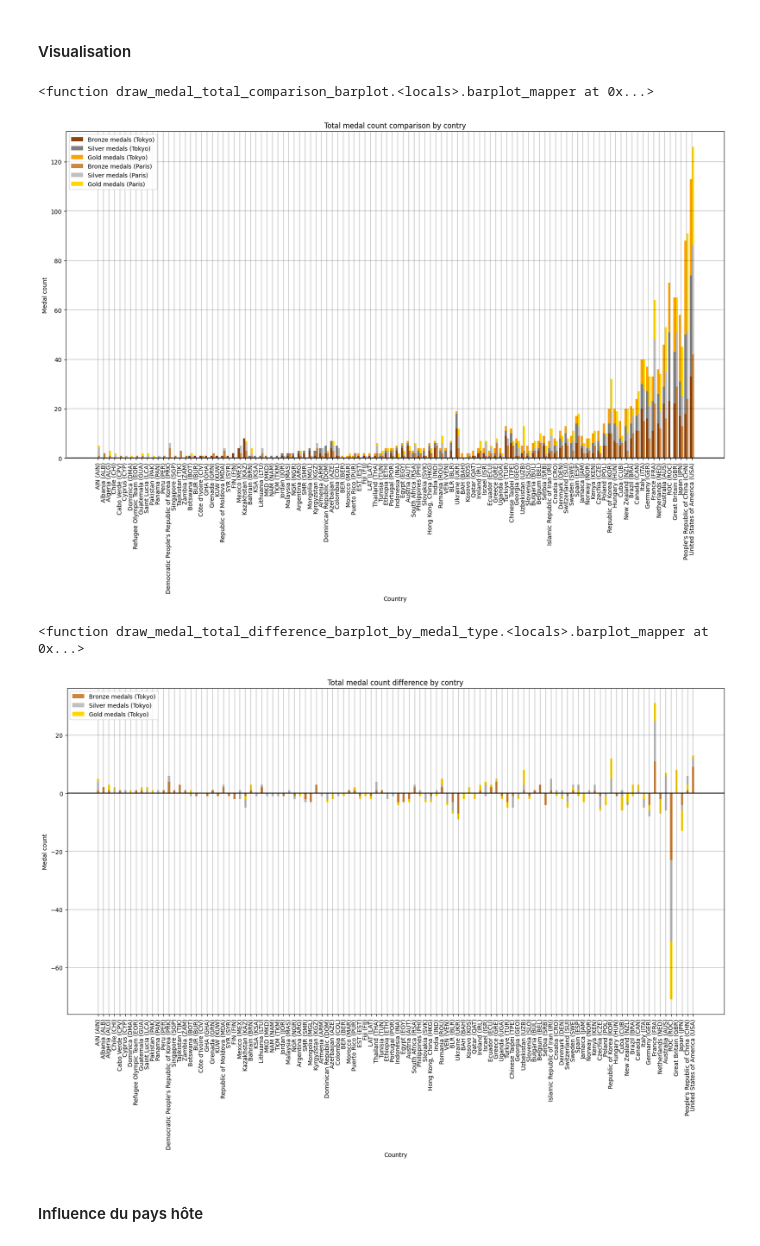
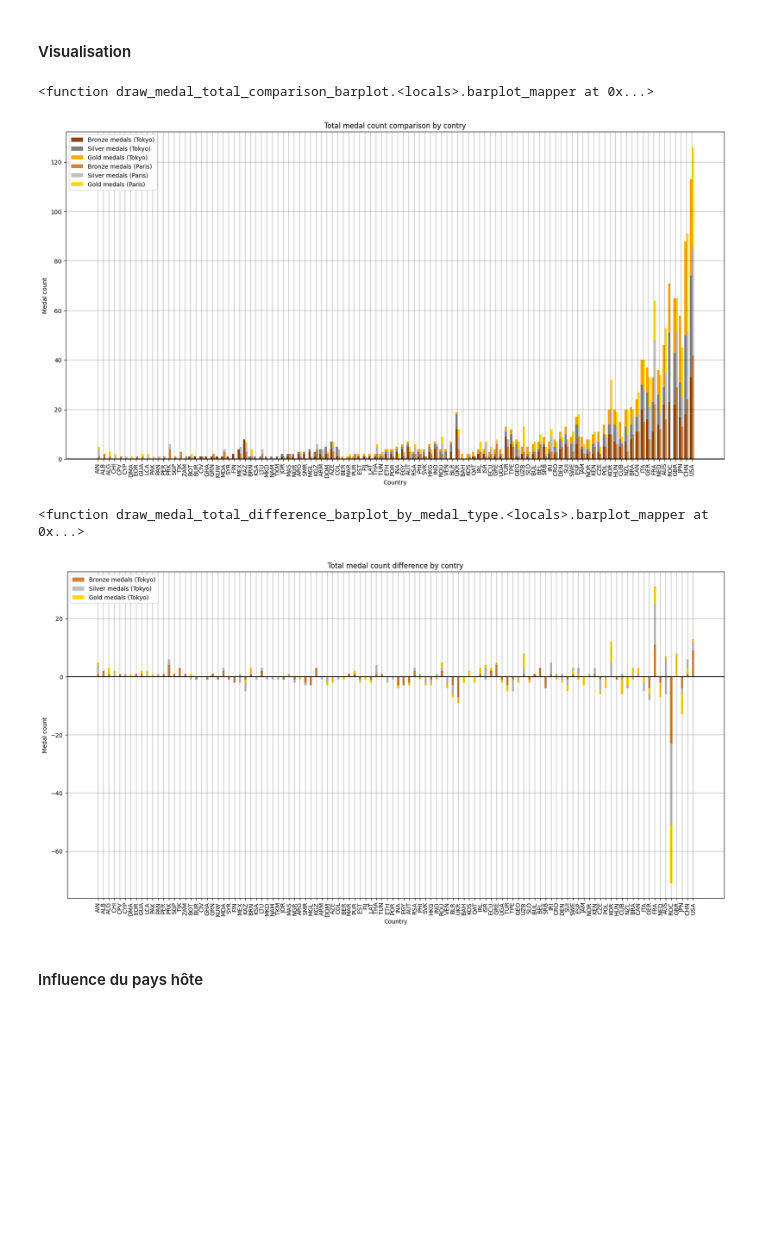
Before and after one commit to theosoch/projet-midl-2, a Jupyter notebook: notebook.ipynb, the cells around one changed output. Drawn from its saved outputs; the diff is of its cells as text; code cells hidden in the pictures; blank space fills up the shorter version.

```diff
--- a/notebook.ipynb
+++ b/notebook.ipynb
@@ -369,7 +369,8 @@ def __draw_medal_total_barplot_by_medal_type__(
   exclude_tokyo_non_participating_countries=True,
   exclude_paris_non_participating_countries=True,
   title='',
-  figsize=None
+  figsize=None,
+  verbose=True
 ):
   orientation = orientation if orientation else "vertical"
 
@@ -386,7 +387,10 @@ def __draw_medal_total_barplot_by_medal_type__(
 
   indexes = []
   for index, row in medals_total_tokyo_copy.iterrows():
-    indexes.append(str(row['country_name'] if row['country_name'] else index) + " (" + str(index) + ")")
+    if verbose:
+      indexes.append(str(row['country_name'] if row['country_name'] else index) + " (" + str(index) + ")")
+    else:
+      indexes.append(str(index))
 
   (ax.set_yticks if orientation == "horizontal" else ax.set_xticks)(np.arange(len(medals_total_paris_copy.index)), indexes, rotation=orientation)
 
@@ -421,7 +425,8 @@ def draw_medal_total_comparison_barplot(
   exclude_paris_non_participating_countries=True,
   country_codes=None,
   title='',
-  figsize=None
+  figsize=None,
+  verbose=True
 ):
   def barplot_mapper(barplot_method, medals_total_tokyo_copy, medals_total_paris_copy):
     if country_codes is not None:
@@ -456,7 +461,7 @@ def draw_medal_total_comparison_barplot(
 
   #
 
-  return __draw_medal_total_barplot_by_medal_type__(barplot_mapper, orientation, exclude_tokyo_non_participating_countries, exclude_paris_non_participating_countries, title=title, figsize=figsize)
+  return __draw_medal_total_barplot_by_medal_type__(barplot_mapper, orientation, exclude_tokyo_non_participating_countries, exclude_paris_non_participating_countries, title=title, figsize=figsize, verbose=verbose)
 
 #
 
@@ -466,7 +471,8 @@ def draw_medal_total_difference_barplot_by_medal_type(
   exclude_paris_non_participating_countries=True,
   country_codes=None,
   title='',
-  figsize=None
+  figsize=None,
+  verbose=True
 ):
   def barplot_mapper(barplot_method, medals_total_tokyo_copy, medals_total_paris_copy):
     if country_codes is not None:
@@ -493,21 +499,33 @@ def draw_medal_total_difference_barplot_by_medal_type(
 
   #
 
-  return __draw_medal_total_barplot_by_medal_type__(barplot_mapper, orientation, exclude_tokyo_non_participating_countries, exclude_paris_non_participating_countries, title=title, figsize=figsize)
+  return __draw_medal_total_barplot_by_medal_type__(barplot_mapper, orientation, exclude_tokyo_non_participating_countries, exclude_paris_non_participating_countries, title=title, figsize=figsize, verbose=verbose)
 # %% [markdown]
 #### Visualisation
 # %%
-draw_medal_total_comparison_barplot(title='Total medal count comparison by contry', figsize=(20, 10), exclude_tokyo_non_participating_countries=False, exclude_paris_non_participating_countries=False)
+draw_medal_total_comparison_barplot(
+  title='Total medal count comparison by contry',
+  figsize=(20, 10),
+  exclude_tokyo_non_participating_countries=False,
+  exclude_paris_non_participating_countries=False,
+  verbose=False
+)
 plt.show()
 # %% [output]
 <function draw_medal_total_comparison_barplot.<locals>.barplot_mapper at 0x...>
-[figure, old version]
+[figure, new version]
 # %%
-draw_medal_total_difference_barplot_by_medal_type(title='Total medal count difference by contry', figsize=(20, 10), exclude_tokyo_non_participating_countries=False, exclude_paris_non_participating_countries=False)
+draw_medal_total_difference_barplot_by_medal_type(
+  title='Total medal count difference by contry',
+  figsize=(20, 10),
+  exclude_tokyo_non_participating_countries=False,
+  exclude_paris_non_participating_countries=False,
+  verbose=False
+)
 plt.show()
 # %% [output]
 <function draw_medal_total_difference_barplot_by_medal_type.<locals>.barplot_mapper at 0x...>
-[figure, old version]
+[figure, new version]
 # %% [markdown]
 #### Influence du pays hôte
 # %%
```
Also changed, not shown: parts of 1 cell of this notebook.
